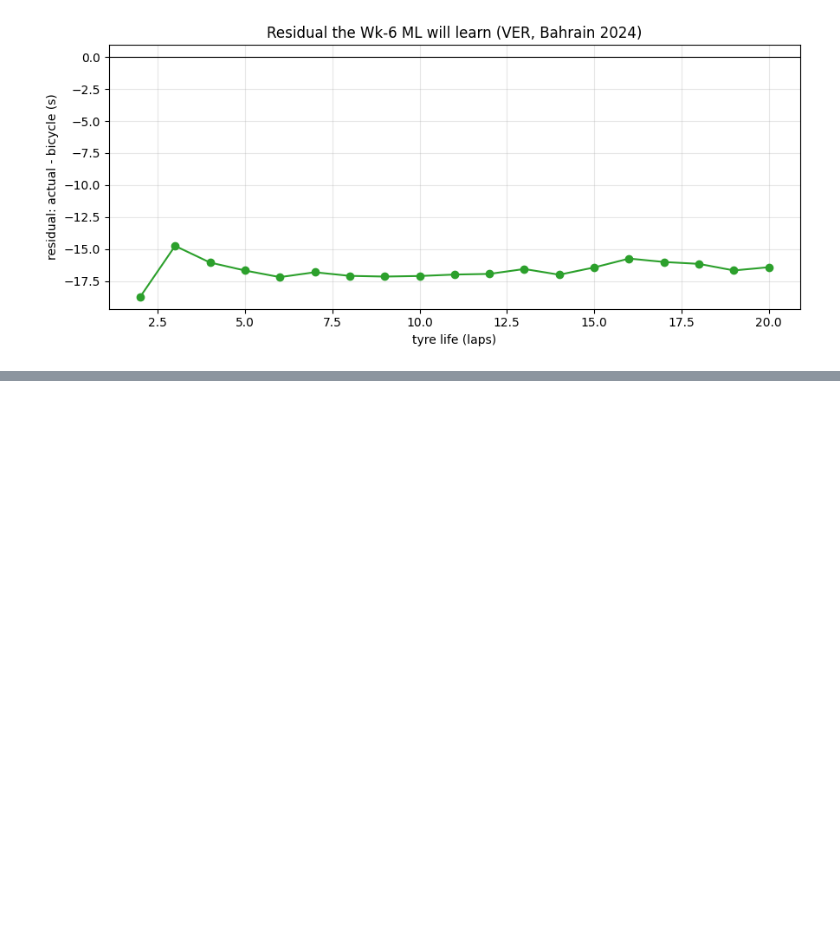
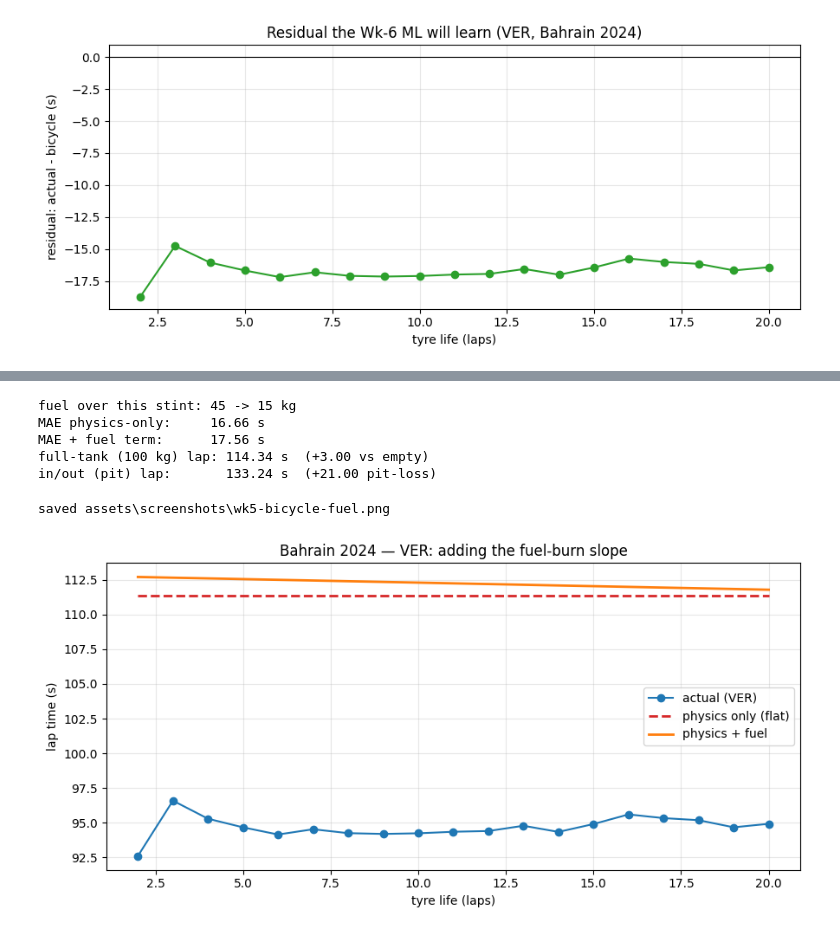
Before and after one commit to AnassNadeem/ARIS, a Jupyter notebook: notebooks/06-bicycle-vs-actual.ipynb, the cells around one changed output, grey strips where cells are left out. Drawn from its saved outputs; the diff is of its cells as text; code cells hidden in the pictures; blank space fills up the shorter version.

```diff
--- a/notebooks/06-bicycle-vs-actual.ipynb
+++ b/notebooks/06-bicycle-vs-actual.ipynb
@@ -100,0 +105,44 @@ plt.show()
+# %%
+from aris.eval.scoring import mae
+
+START_FUEL_KG, BURN_PER_LAP_KG = 110.0, 1.7
+lap_no = stint["LapNumber"].to_numpy()
+fuel_kg = (START_FUEL_KG - BURN_PER_LAP_KG * (lap_no - 1)).clip(min=0)
+
+track = bahrain_2024()
+pred_base = [predicted_s] * len(actual_s)
+pred_fuel = [predict_lap_time(StintState(Car(), track, fuel_kg=f)) for f in fuel_kg]
+
+mae_base = mae(actual_s, pred_base)
+mae_fuel = mae(actual_s, pred_fuel)
+print(f"fuel over this stint: {fuel_kg.max():.0f} -> {fuel_kg.min():.0f} kg")
+print(f"MAE physics-only:     {mae_base:.2f} s")
+print(f"MAE + fuel term:      {mae_fuel:.2f} s")
+full = predict_lap_time(StintState(Car(), track, fuel_kg=100.0))
+green_ref = predict_lap_time(StintState(Car(), track, fuel_kg=30.0))
+pit = predict_lap_time(StintState(Car(), track, fuel_kg=30.0, pit_lap=True))
+print(f"full-tank (100 kg) lap: {full:.2f} s  (+{full - predicted_s:.2f} vs empty)")
+print(f"in/out (pit) lap:       {pit:.2f} s  (+{pit - green_ref:.2f} pit-loss)")
+# %% [output]
+fuel over this stint: 45 -> 15 kg
+MAE physics-only:     16.66 s
+MAE + fuel term:      17.56 s
+full-tank (100 kg) lap: 114.34 s  (+3.00 vs empty)
+in/out (pit) lap:       133.24 s  (+21.00 pit-loss)
+# %%
+fig, ax = plt.subplots(figsize=(9, 4.5))
+ax.plot(tyre_life, actual_s, "o-", color="#1f77b4", label="actual (VER)")
+ax.plot(tyre_life, pred_base, "--", color="#d62728", lw=2, label="physics only (flat)")
+ax.plot(tyre_life, pred_fuel, "-", color="#ff7f0e", lw=2, label="physics + fuel")
+ax.set_xlabel("tyre life (laps)")
+ax.set_ylabel("lap time (s)")
+ax.set_title("Bahrain 2024 — VER: adding the fuel-burn slope")
+ax.grid(True, alpha=0.3)
+ax.legend()
+fig.tight_layout()
+out2 = REPO / "assets" / "screenshots" / "wk5-bicycle-fuel.png"
+fig.savefig(out2, dpi=110, bbox_inches="tight")
+print("saved", out2.relative_to(REPO))
+# %% [output]
+saved assets\screenshots\wk5-bicycle-fuel.png
+[figure, added]
```
Also changed, not shown: parts of 2 cells of this notebook, 5 other files.
